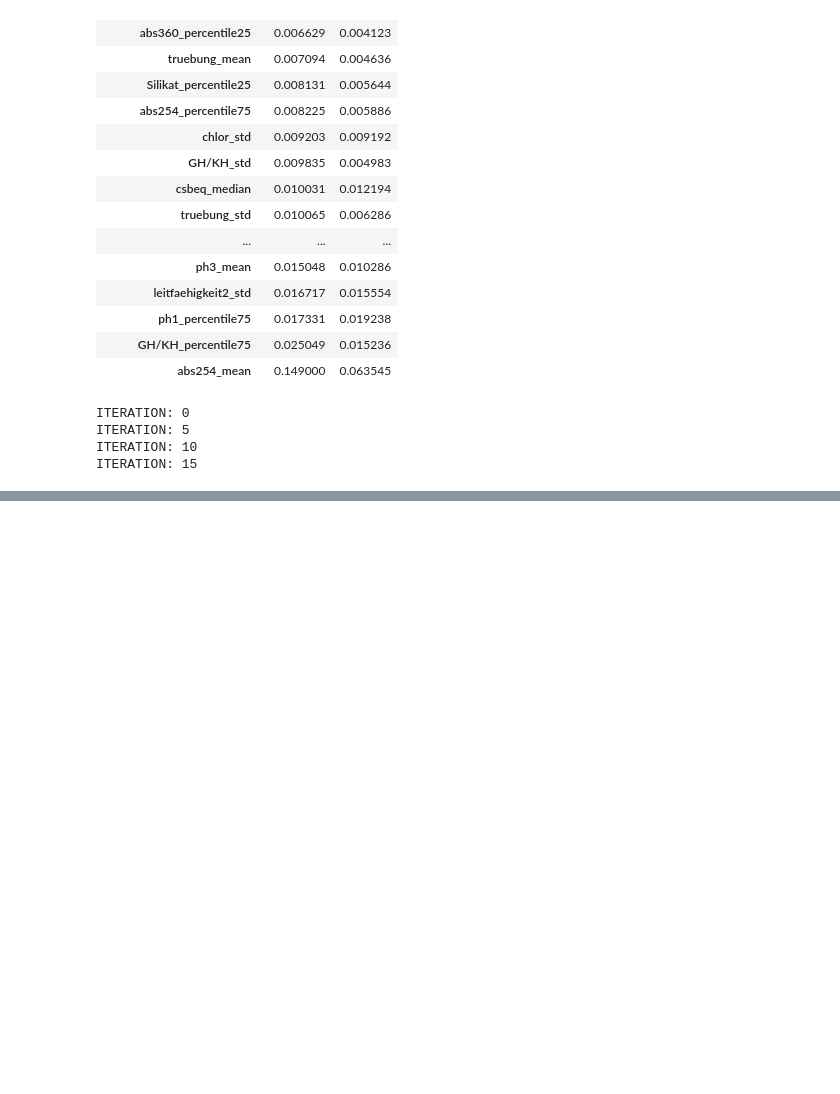
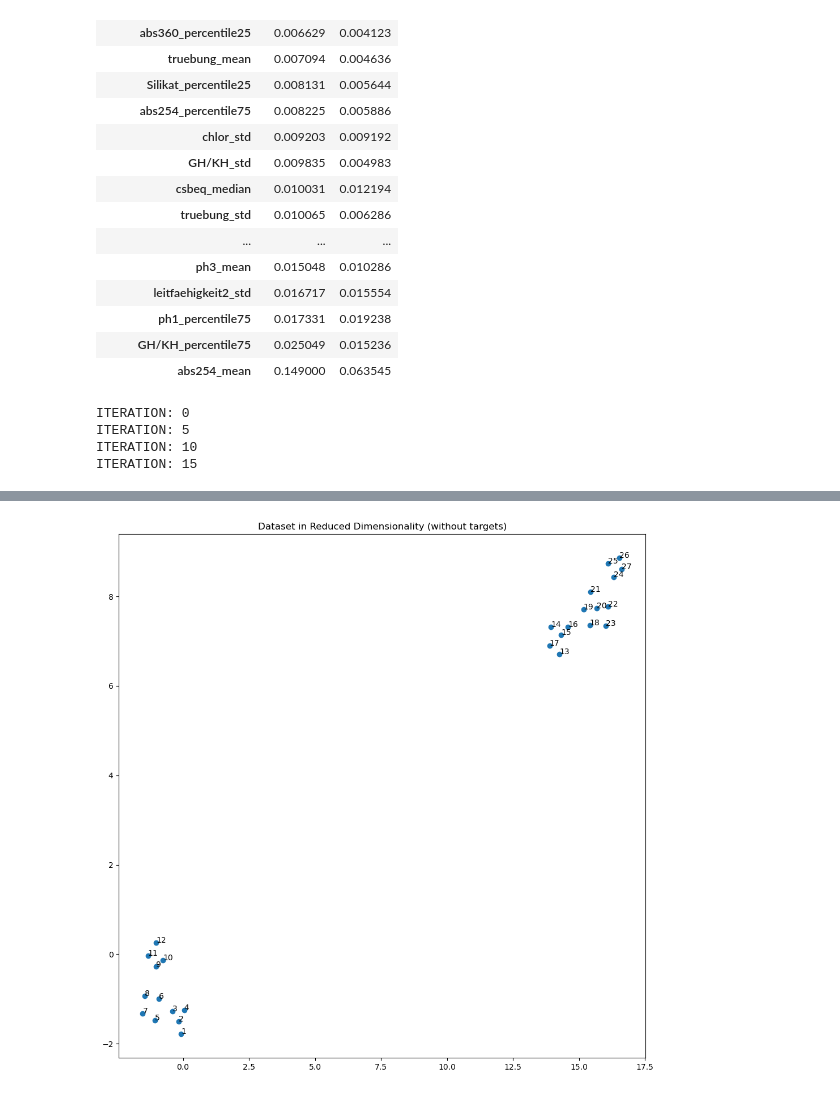
Before and after one commit to IlliaRohalskyi/ImproClean, a Jupyter notebook: Notebooks/analysis.ipynb, the cells around one changed output, grey strips where cells are left out. Saved outputs shown, nothing was run; the diff lists cells and outputs as text; code cells hidden in the pictures; blank space fills up the shorter version.

```diff
--- a/Notebooks/analysis.ipynb
+++ b/Notebooks/analysis.ipynb
@@ -443,0 +432,11 @@ doe_analysis_df.iloc[cases]
+# %%
+umap_obj = umap.UMAP(n_components=2, random_state=40)
+projected_data = umap_obj.fit_transform(df.dropna(axis=1).iloc[:, :-2])
+plt.figure(figsize=(12, 12))
+plt.scatter(projected_data[:, 0], projected_data[:, 1])
+for i in range(1, 28):
+    plt.annotate(str(i), (projected_data[i-1, 0], projected_data[i-1, 1]))
+plt.title("Dataset in Reduced Dimensionality (without targets)")
+plt.show()
+# %% [output]
+[figure, added]
```
Also changed, not shown: parts of 19 cells of this notebook.
